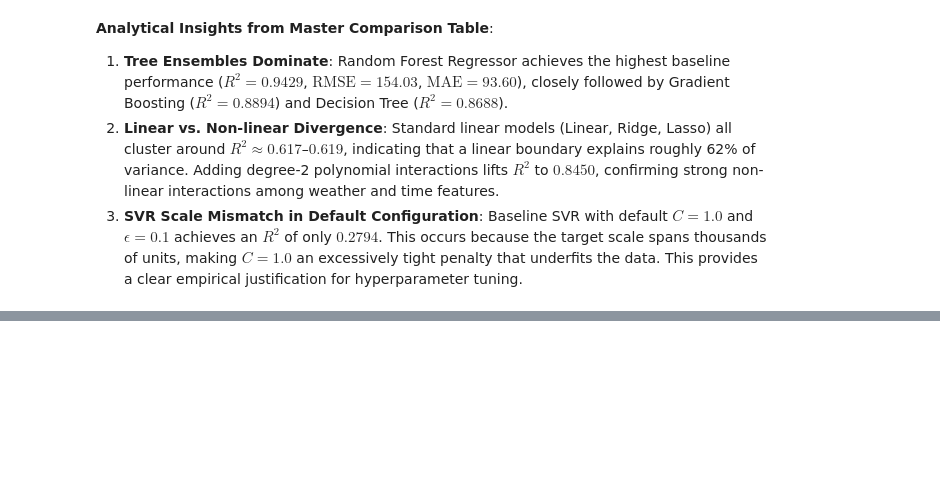
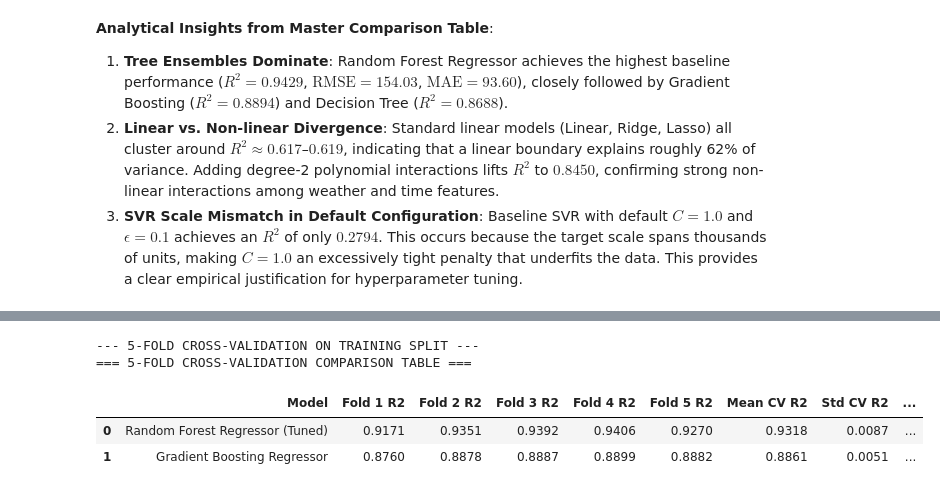
Before and after one commit to Ne-Ran/Machine-Learning-Capstone-Project, a Jupyter notebook: Notebooks/regression.ipynb, the cells around one changed output, grey strips where cells are left out. Cells and saved outputs as stored; diff of their text form; code cells hidden in the pictures; blank space fills up the shorter version.

Commit message:
Add regression hyperparameter tuning and cross-validation

```diff
--- a/Notebooks/regression.ipynb
+++ b/Notebooks/regression.ipynb
@@ -826,0 +937,43 @@ Passing `palette` without assigning `hue` is deprecated and will be removed in v
+# %%
+from sklearn.model_selection import cross_val_score
+
+print("--- 5-FOLD CROSS-VALIDATION ON TRAINING SPLIT ---")
+
+# Run 5-fold CV for Top 1: Random Forest (Tuned)
+cv_scores_rf = cross_val_score(best_rf, X_train_prep, y_train, cv=5, scoring='r2', n_jobs=-1)
+
+# Run 5-fold CV for Top 2: Gradient Boosting (Baseline)
+cv_scores_gbr = cross_val_score(baseline_models['Gradient Boosting Regressor'], X_train_prep, y_train, cv=5, scoring='r2', n_jobs=-1)
+
+cv_summary_df = pd.DataFrame([
+    {
+        'Model': 'Random Forest Regressor (Tuned)',
+        'Fold 1 R2': f"{cv_scores_rf[0]:.4f}",
+        'Fold 2 R2': f"{cv_scores_rf[1]:.4f}",
+        'Fold 3 R2': f"{cv_scores_rf[2]:.4f}",
+        'Fold 4 R2': f"{cv_scores_rf[3]:.4f}",
+        'Fold 5 R2': f"{cv_scores_rf[4]:.4f}",
+        'Mean CV R2': f"{cv_scores_rf.mean():.4f}",
+        'Std CV R2': f"{cv_scores_rf.std():.4f}",
+        'Held-out Test R2': f"{rf_tuned_r2:.4f}"
+    },
+    {
+        'Model': 'Gradient Boosting Regressor',
+        'Fold 1 R2': f"{cv_scores_gbr[0]:.4f}",
+        'Fold 2 R2': f"{cv_scores_gbr[1]:.4f}",
+        'Fold 3 R2': f"{cv_scores_gbr[2]:.4f}",
+        'Fold 4 R2': f"{cv_scores_gbr[3]:.4f}",
+        'Fold 5 R2': f"{cv_scores_gbr[4]:.4f}",
+        'Mean CV R2': f"{cv_scores_gbr.mean():.4f}",
+        'Std CV R2': f"{cv_scores_gbr.std():.4f}",
+        'Held-out Test R2': f"{master_comparison_df.loc[master_comparison_df['Model']=='Gradient Boosting Regressor', 'R2'].values[0]:.4f}"
+    }
+])
+print("=== 5-FOLD CROSS-VALIDATION COMPARISON TABLE ===")
+display(cv_summary_df)
+# %% [output]
+--- 5-FOLD CROSS-VALIDATION ON TRAINING SPLIT ---
+=== 5-FOLD CROSS-VALIDATION COMPARISON TABLE ===
+|  | Model | Fold 1 R2 | Fold 2 R2 | Fold 3 R2 | Fold 4 R2 | Fold 5 R2 | Mean CV R2 | Std CV R2 | ... |
+| 0 | Random Forest Regressor (Tuned) | 0.9171 | 0.9351 | 0.9392 | 0.9406 | 0.9270 | 0.9318 | 0.0087 | ... |
+| 1 | Gradient Boosting Regressor | 0.8760 | 0.8878 | 0.8887 | 0.8899 | 0.8882 | 0.8861 | 0.0051 | ... |
```
Also changed, not shown: parts of 5 cells of this notebook.
